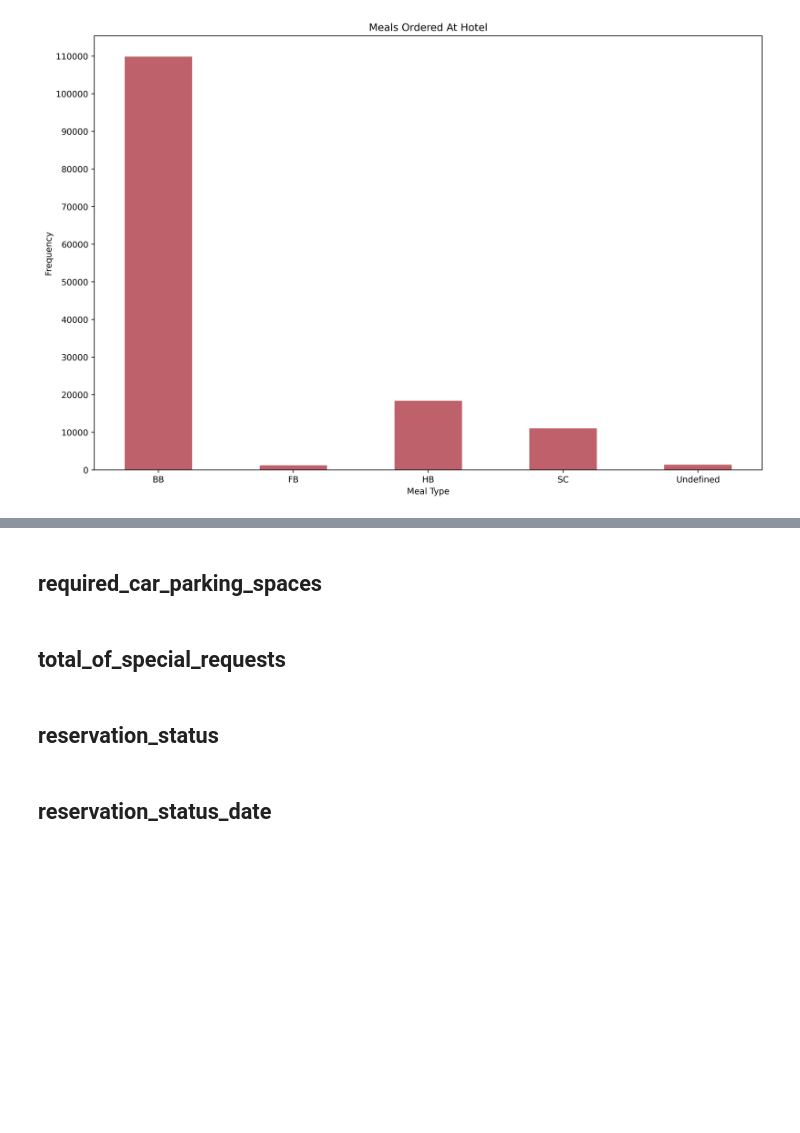
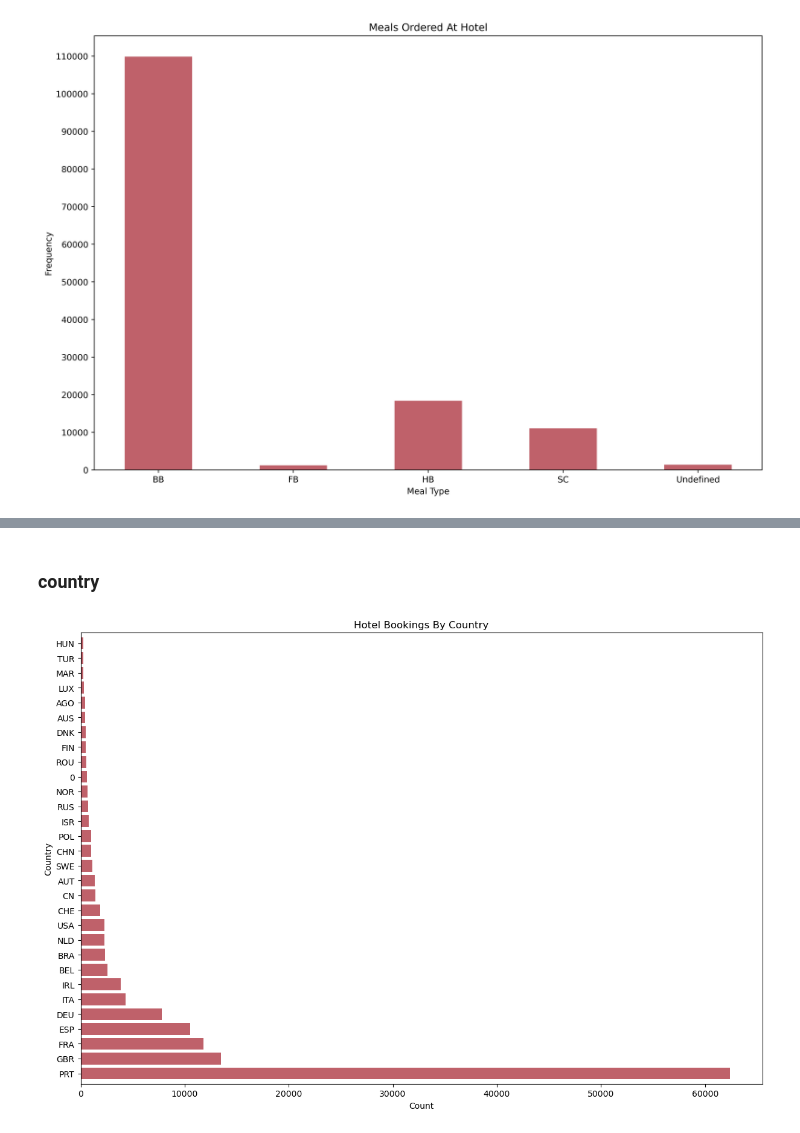
Before and after one commit to SMemic4/Hotels, a Jupyter notebook: notebooks/hotels.ipynb, the cells around one changed output, grey strips where cells are left out. Cells and saved outputs as stored; diff of their text form; code cells hidden in the pictures; blank space fills up the shorter version.

```diff
--- a/notebooks/hotels.ipynb
+++ b/notebooks/hotels.ipynb
@@ -480,8 +405,16 @@ print(type(countries.index[0]))
-# %% [markdown]
-## required_car_parking_spaces
-# %% [markdown]
-## total_of_special_requests
-# %% [markdown]
-## reservation_status
-# %% [markdown]
-## reservation_status_date
+# %% [markdown]
+### country
+# %%
+countries = hotel_df['country'].value_counts()
+countries.index = countries.index.astype(dtype = str)
+plt.figure(figsize=(12,8))
+plt.barh(y = countries.index[:30], width = countries.values[:30], color = fav_cols[0])
+plt.tight_layout()
+plt.margins(y = 0.01)
+plt.xlabel(xlabel = 'Count')
+plt.ylabel(ylabel = 'Country')
+plt.title(label = 'Hotel Bookings By Country')
+plt.savefig(os.path.join(os.getcwd(), 'outputs', 'visuals', 'Booking_By_Country'))
+plt.show();
+# %% [output]
+[figure, added]
```
Also changed, not shown: parts of 81 cells of this notebook.
